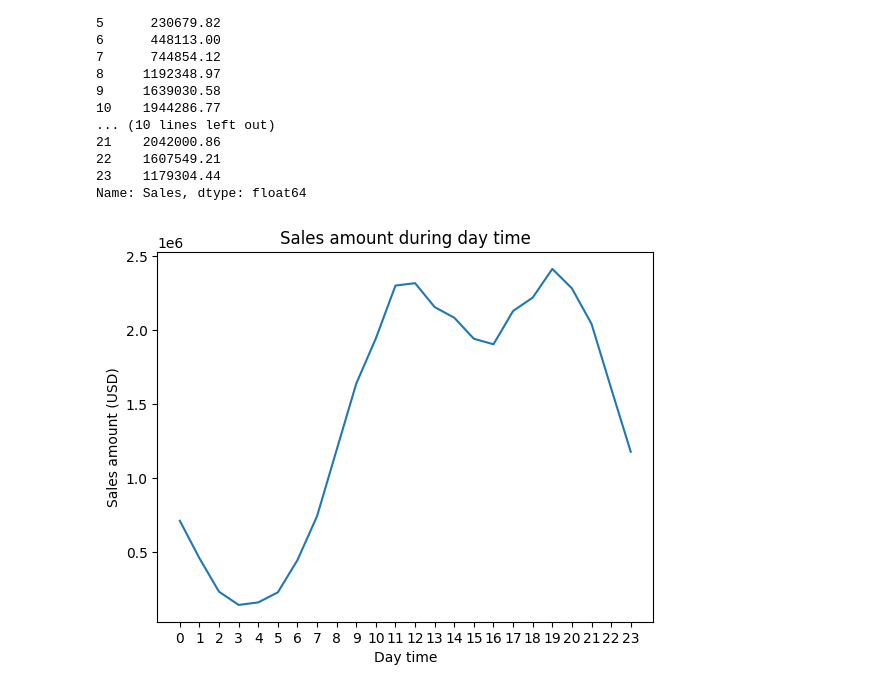
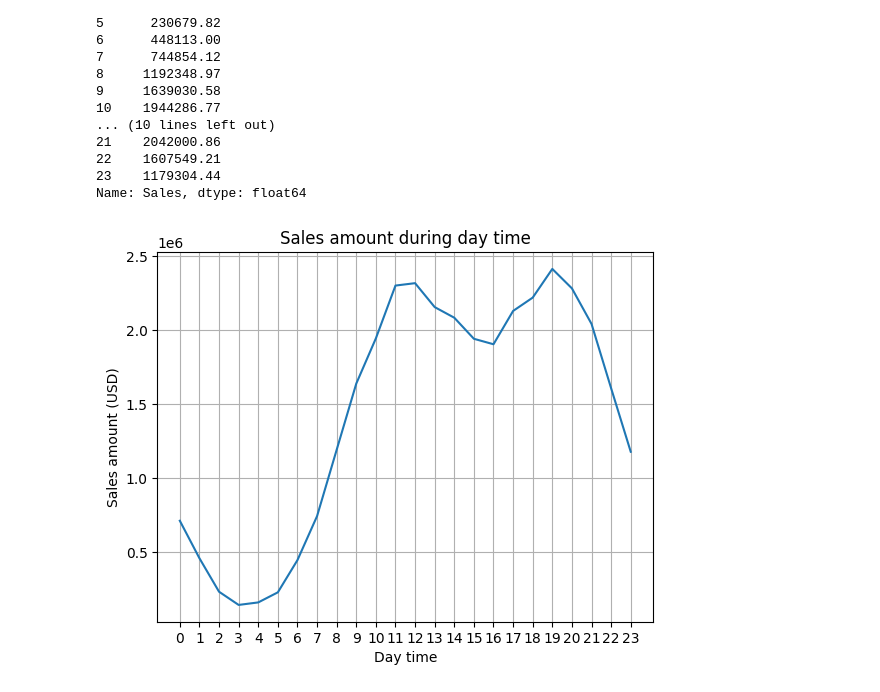
Before and after one commit to mezenka/Python_DataExploration, a Jupyter notebook: pandas_ds1.ipynb, the cells around one changed output. Cells and saved outputs as stored; diff of their text form; code cells hidden in the pictures.

```diff
--- a/pandas_ds1.ipynb
+++ b/pandas_ds1.ipynb
@@ -396,11 +397,12 @@ Name: Sales, dtype: float64
 # %%
 hours = [hour for hour, df in all_data.groupby('HH')]\
 
 plt.plot(hours, thesales['Sales'])
 plt.xticks(hours)
 plt.ylabel('Sales amount (USD)')
 plt.xlabel('Day time')
 plt.title('Sales amount during day time')
+plt.grid()
 plt.show()
 # %% [output]
-[figure, old version]
+[figure, new version]
```
Also changed, not shown: parts of 1 cell of this notebook.
